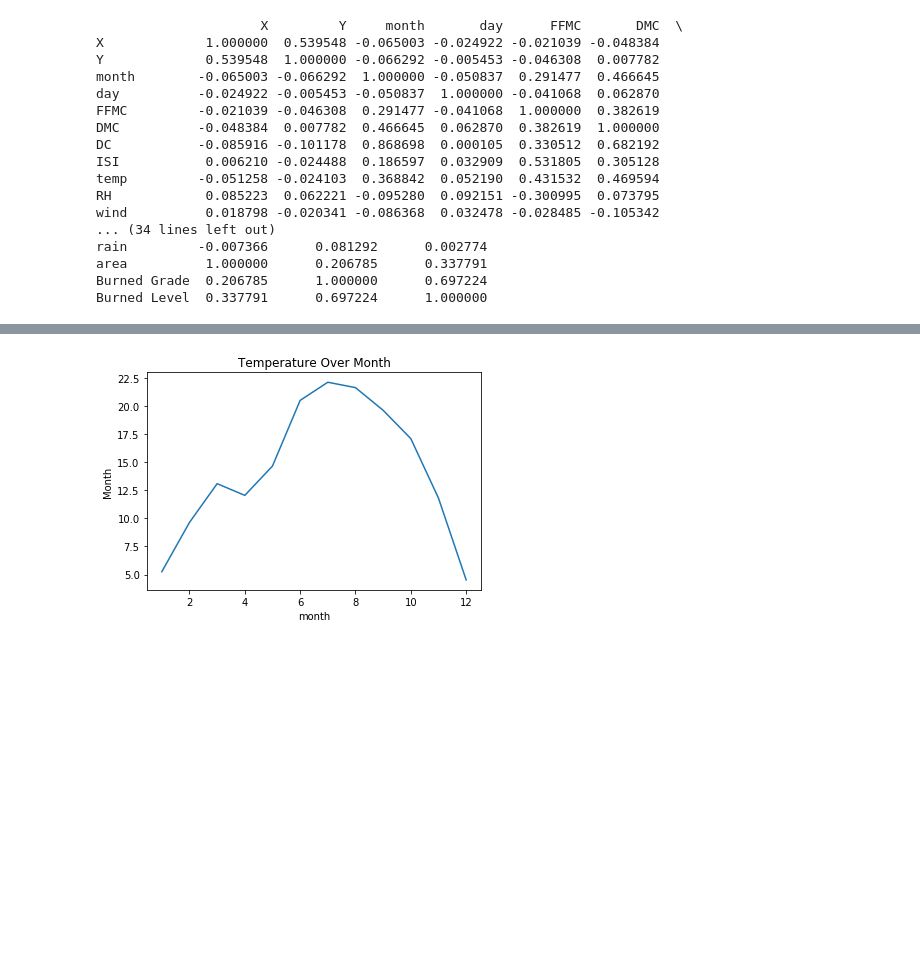
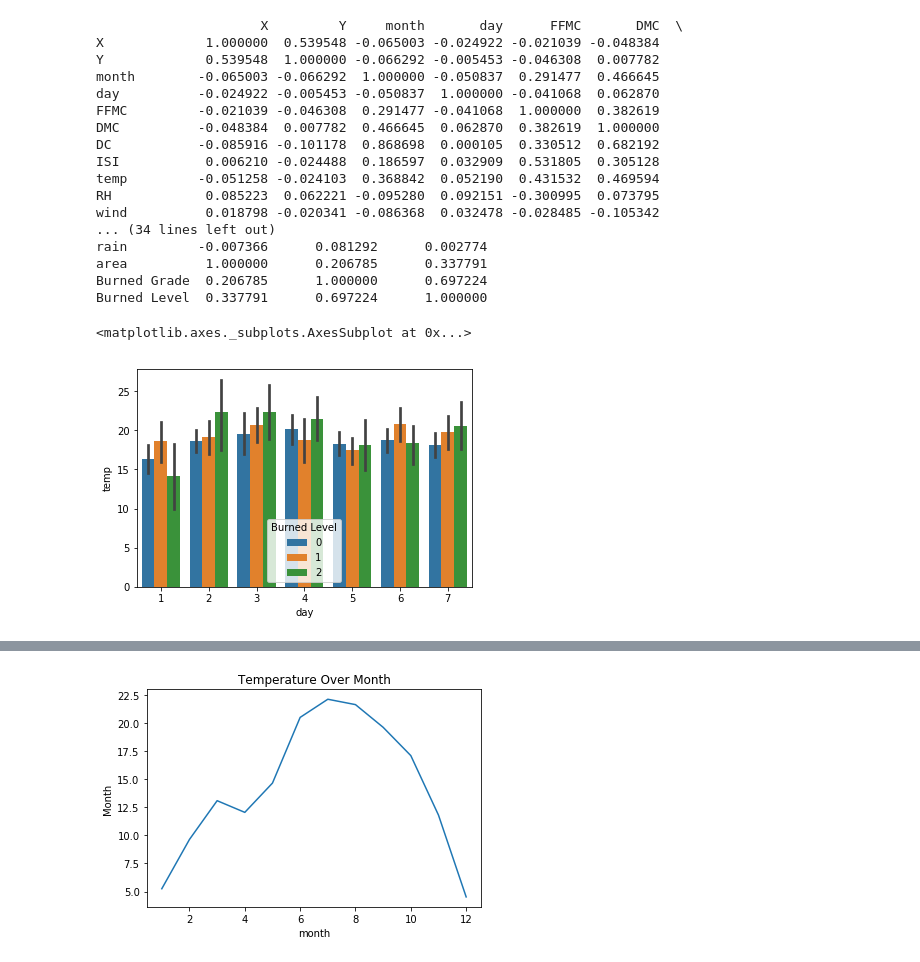
Before and after one commit to NinaFXY0824/Iteration-4, a Jupyter notebook: Iteration 4 by Xiaoyu Fan.ipynb, the cells around one changed output, grey strips where cells are left out. Cells and saved outputs as stored; diff of their text form; code cells hidden in the pictures; blank space fills up the shorter version.

```diff
--- a/Iteration 4 by Xiaoyu Fan.ipynb
+++ b/Iteration 4 by Xiaoyu Fan.ipynb
@@ -1,4 +1,6 @@
 # %%
 import pandas
 import matplotlib.pyplot as plt
-dataframe = pandas.read_csv("forestfires.csv")
+dataframe1 = pandas.read_csv("forestfires.csv")
+dataframe2 = pandas.read_csv("Dataset2.csv")
+dataframe=pandas.concat([dataframe1,dataframe2],axis=0)
@@ -294,3 +307,9 @@ rain         -0.007366      0.081292      0.002774
 area          1.000000      0.206785      0.337791
 Burned Grade  0.206785      1.000000      0.697224
 Burned Level  0.337791      0.697224      1.000000
+# %%
+import seaborn as sns
+sns.barplot(x="day",y="temp",data=dataframe,hue="Burned Level")
+# %% [output]
+<matplotlib.axes._subplots.AxesSubplot at 0x...>
+[figure, added]
```
Also changed, not shown: parts of 18 cells of this notebook, 1 other file.
